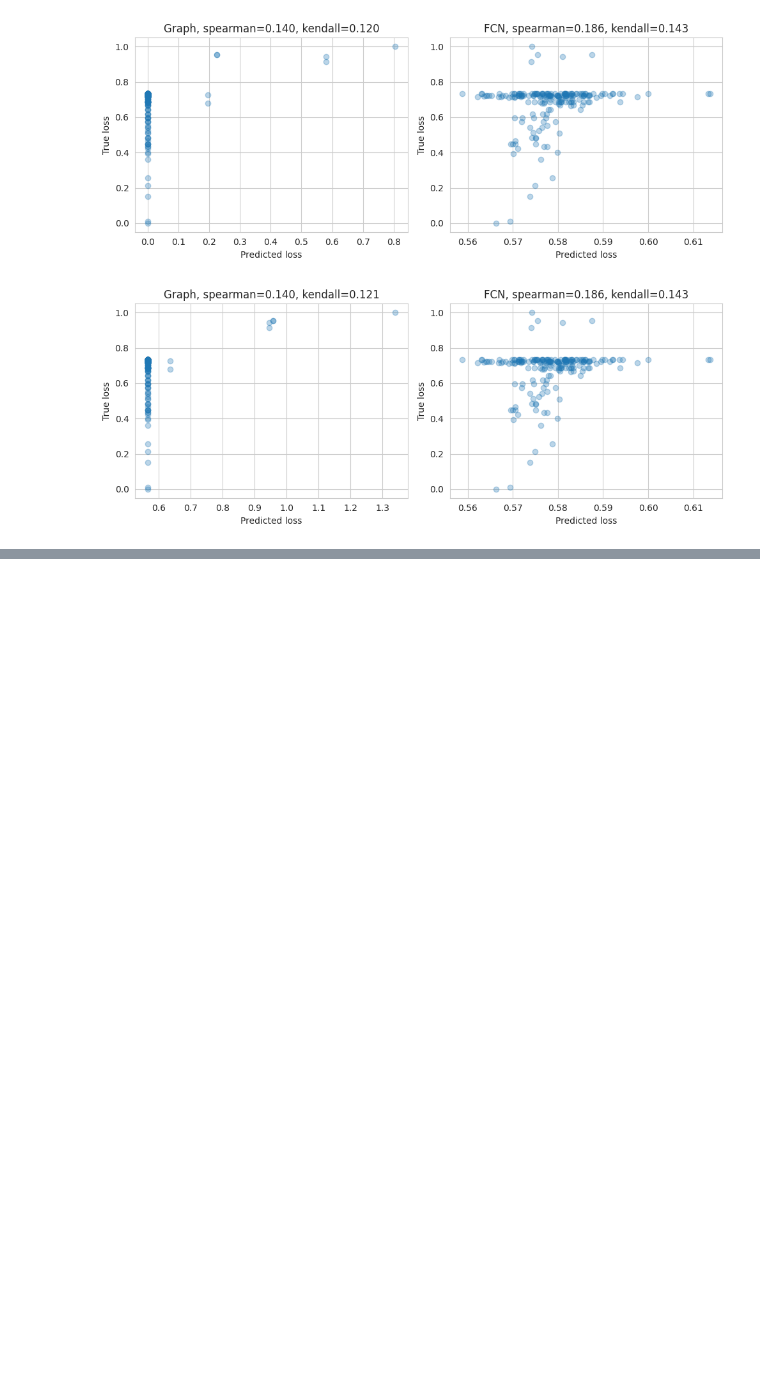
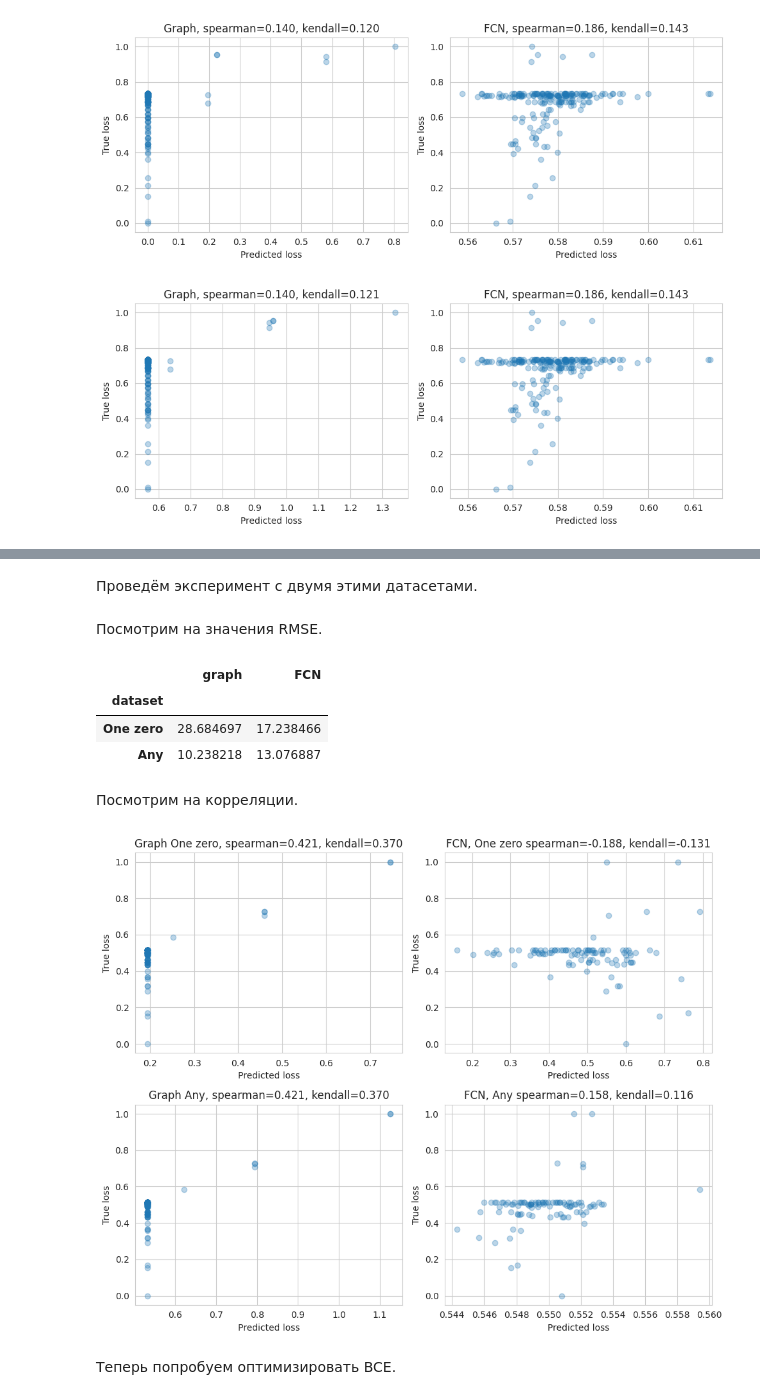
Before and after one commit to intsystems/Zero-shot-structural-pruning, a Jupyter notebook: notebooks/graphmodel.ipynb, the cells around one changed output, grey strips where cells are left out. Saved outputs shown, nothing was run; the diff lists cells and outputs as text; code cells hidden in the pictures; blank space fills up the shorter version.

```diff
--- a/notebooks/graphmodel.ipynb
+++ b/notebooks/graphmodel.ipynb
@@ -3202,0 +3207,2 @@ with sns.axes_style('whitegrid'):
+# %%
+config['n_iterations_graph'] = 2
@@ -3202,0 +3324,10 @@ with sns.axes_style('whitegrid'):
+# %%
+dataset_train_graph = TensorDataset(torch.vstack(masks_train_graph), losses_train_graph)
+dataset_train_fcn = TensorDataset(torch.vstack(masks_train_fcn), losses_train_fcn)
+dataset_test = TensorDataset(torch.vstack(masks_test), losses_test)
+
+datasets_train = [dataset_train_graph, dataset_train_fcn]
+# %% [markdown]
+Проведём эксперимент с двумя этими датасетами.
+# %%
+config['n_epochs_surrogate'] = 3000
@@ -3202,0 +3369,46 @@ with sns.axes_style('whitegrid'):
+# %% [markdown]
+Посмотрим на значения RMSE.
+# %%
+results = pd.DataFrame(metric_results)
+results['dataset'] = ['One zero', 'Any']
+results.set_index('dataset')
+# %% [output]
+|  | graph | FCN |
+| dataset |  |  |
+| One zero | 28.684697 | 17.238466 |
+| Any | 10.238218 | 13.076887 |
+# %% [markdown]
+Посмотрим на корреляции.
+# %%
+y_true = dataset_test.tensors[1]
+
+with sns.axes_style('whitegrid'):
+    plt.figure(figsize=(10, 8))
+
+    for i, dataset_name in results['dataset'].items():
+        preds_graph = preds_results['graph'][i]
+        preds_fcn = preds_results['FCN'][i]
+
+        plt.subplot(2, 2, i*2+1)
+        plt.scatter(preds_graph, y_true, alpha=0.3)
+        plt.xlabel('Predicted loss')
+        plt.ylabel('True loss')
+
+        spearman_corr = spearmanr(preds_graph, y_true)[0]
+        kendall_corr = kendalltau(preds_graph, y_true)[0]
+        plt.title(f'Graph {dataset_name}, spearman={spearman_corr:.3f}, kendall={kendall_corr:.3f}')
+
+        plt.subplot(2, 2, i*2+2)
+        plt.scatter(preds_fcn, y_true, alpha=0.3)
+        plt.xlabel('Predicted loss')
+        plt.ylabel('True loss')
+
+        spearman_corr = spearmanr(preds_fcn, y_true)[0]
+        kendall_corr = kendalltau(preds_fcn, y_true)[0]
+        plt.title(f'FCN, {dataset_name} spearman={spearman_corr:.3f}, kendall={kendall_corr:.3f}')
+
+    plt.tight_layout()
+# %% [output]
+[figure, added]
+# %% [markdown]
+Теперь попробуем оптимизировать BCE.
```
Also changed, not shown: parts of 16 cells of this notebook.
